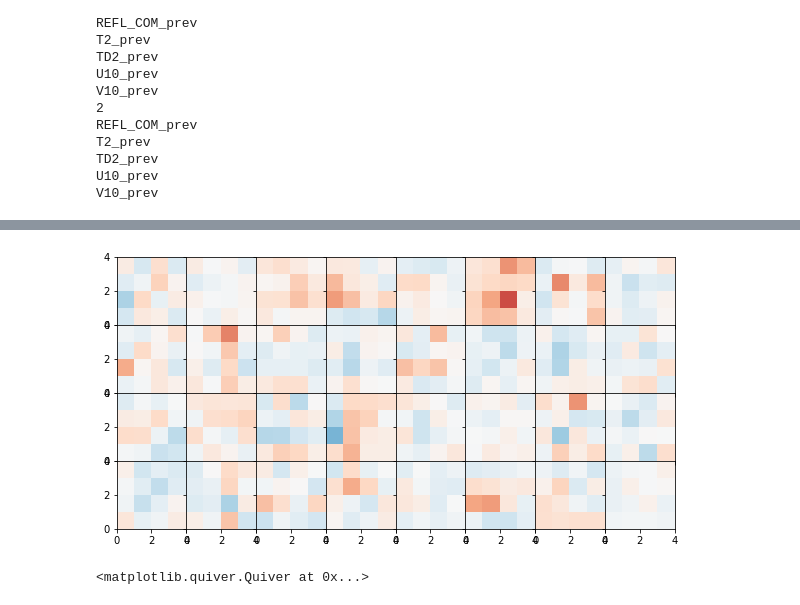
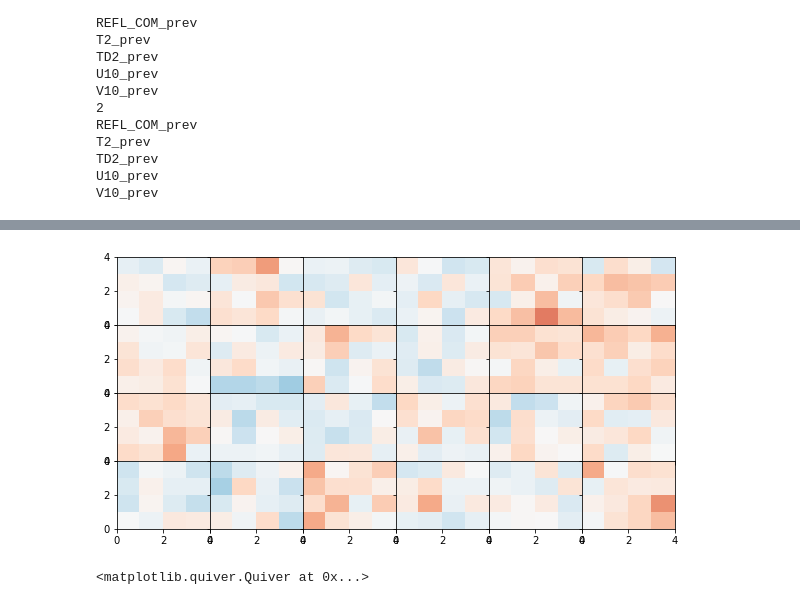
Before and after one commit to djgagne/swirlnet, a Jupyter notebook: notebooks/deep_swirl_tutorial.ipynb, the cells around one changed output, grey strips where cells are left out. Drawn from its saved outputs; the diff is of its cells as text; code cells hidden in the pictures.

```diff
--- a/notebooks/deep_swirl_tutorial.ipynb
+++ b/notebooks/deep_swirl_tutorial.ipynb
@@ -131,7 +131,7 @@ We will be making a probabilistic prediction of whether the maximum relative vor
 max_vort = all_out_data[:, :, :, 0].max(axis=-1).max(axis=-1)
 vort_thresh = 0.008
 print(percentileofscore(max_vort, vort_thresh))
-vort_labels = np.where(max_rot > vort_thresh, 1, 0)
+vort_labels = np.where(max_vort > vort_thresh, 1, 0)
 # %% [output]
 90.4781920253
 # %%
@@ -379,4 +372,5 @@ SVG(model_to_dot(conv_model, show_shapes=True, show_layer_names=False,rankdir="T
 # %%
-conv_hist = conv_model.fit(norm_in_data[train_indices], vort_labels[train_indices], batch_size=128, epochs=10, verbose=2)
+conv_hist = conv_model.fit(norm_in_data[train_indices], vort_labels[train_indices],
+                           batch_size=128, epochs=10, verbose=2)
 # %% [output]
 Epoch 1/10
@@ -550,11 +603,11 @@ plt.hist(conv_model.layers[-2].get_weights()[0])
 # %%
-weight_panels = conv_model.layers[-2].get_weights()[0].reshape((4,4, 32))
-fig, axes = plt.subplots(4,8, figsize=(10, 5), sharex=True, sharey=True)
+weight_panels = conv_model.layers[-2].get_weights()[0].reshape((4,4, 24))
+fig, axes = plt.subplots(4,6, figsize=(10, 5), sharex=True, sharey=True)
 plt.subplots_adjust(wspace=0,hspace=0)
 for a, ax in enumerate(axes.ravel()):
     ax.pcolormesh(weight_panels[:, :, a], vmin=-1, vmax=1, cmap="RdBu_r")
 # %% [output]
-[figure, old version]
+[figure, new version]
 # %%
 rot_ex = max_rot.argmax()
 plt.figure(figsize=(8, 8))
```
Also changed, not shown: parts of 23 cells of this notebook.
